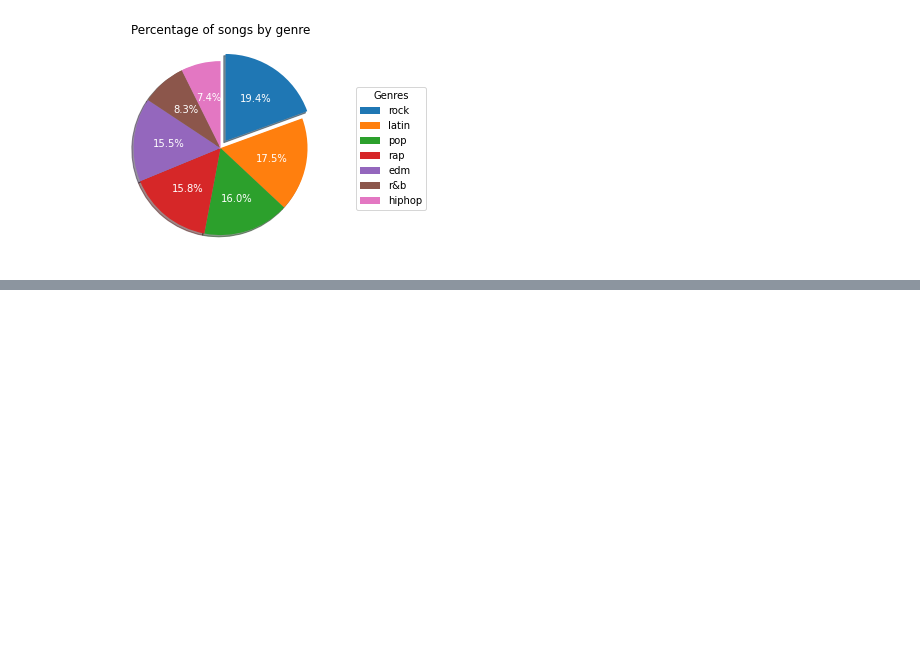
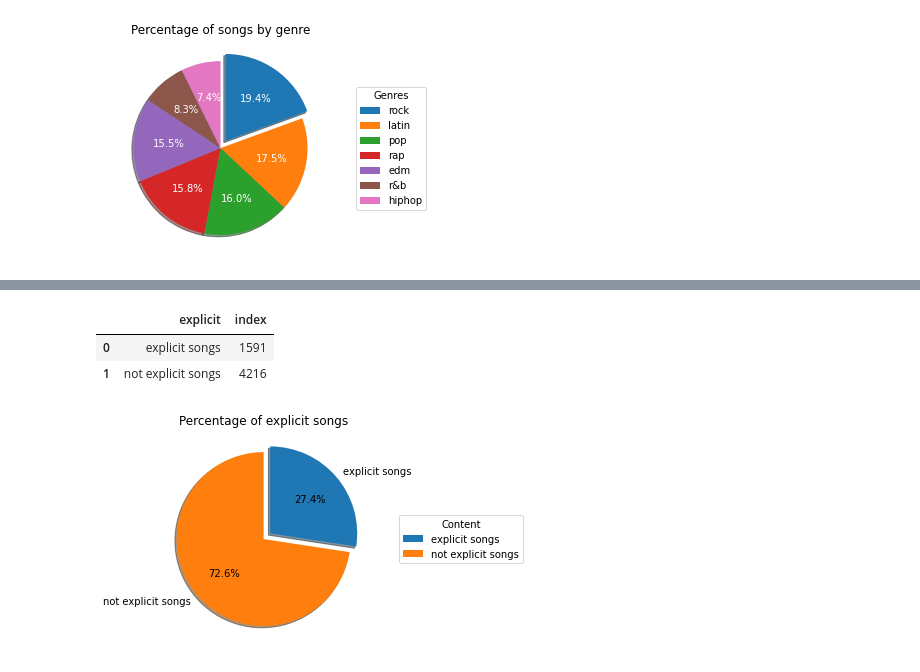
Before and after one commit to santiago-giordano/spotifydataproject, a Jupyter notebook: spotifydf.ipynb, the cells around one changed output, grey strips where cells are left out. Cells and saved outputs as stored; diff of their text form; code cells hidden in the pictures; blank space fills up the shorter version.

Commit message:
spot-v05

```diff
--- a/spotifydf.ipynb
+++ b/spotifydf.ipynb
@@ -348,3 +379,13 @@ plt.legend(spot_genre_count['Genre'],
 plt.show()
 # %% [output]
 [figure]
+# %%
+#Se genera un gráfico de torta mostrando el porcentaje de canciones con contenido explícito
+def explicit(x):
+  if x=='explicit content':
+    return 'explicit songs'
+  else:
+    return 'not explicit songs'
+
+spot_explicit = spot['explicit'].apply(explicit)
+spot_explicit
@@ -350,0 +405,3 @@ plt.show()
+# %%
+spot_explicit = spot_explicit.to_frame()
+spot_explicit
@@ -350,0 +422,28 @@ plt.show()
+# %%
+spot_explicit.reset_index(inplace=True)
+# %%
+spot_expl_count = spot_explicit.groupby('explicit').count()
+spot_expl_count.reset_index(inplace=True)
+spot_expl_count
+# %% [output]
+|  | explicit | index |
+| 0 | explicit songs | 1591 |
+| 1 | not explicit songs | 4216 |
+# %%
+explode_pie2 = (0.1, 0)
+plt.pie(spot_expl_count['index'],
+        labels=spot_expl_count['explicit'],
+        autopct='%1.1f%%',
+        explode=explode_pie2,
+        shadow=True,
+        startangle=90,
+        counterclock=False,
+        textprops=dict(color="k"))
+plt.title('Percentage of explicit songs')
+plt.legend(spot_expl_count['explicit'],
+           loc='center left',
+           bbox_to_anchor=(1.1, 0.5),
+           title='Content')
+plt.show()
+# %% [output]
+[figure, added]
```
Also changed, not shown: parts of 13 cells of this notebook.
